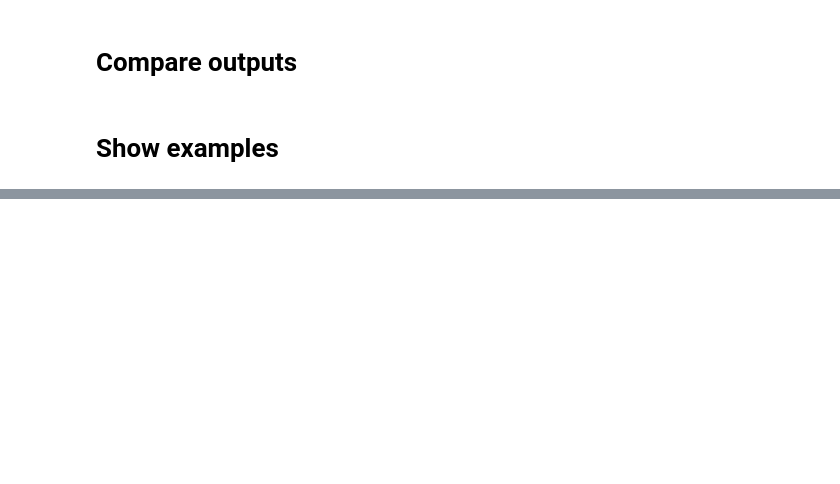
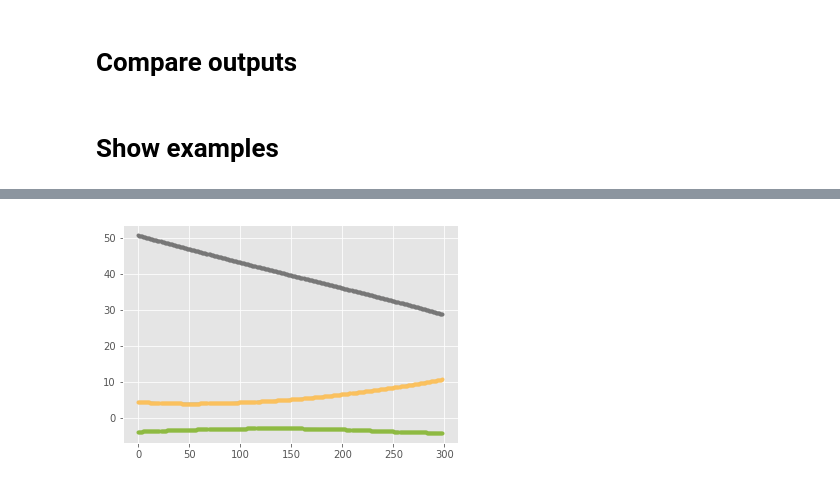
Before and after one commit to jdebecdelievre/PyFME, a Jupyter notebook: validation/PyFME vs Simulink - batch of cases-Copy1.ipynb, the cells around one changed output, grey strips where cells are left out. Saved outputs shown, nothing was run; the diff lists cells and outputs as text; code cells hidden in the pictures; blank space fills up the shorter version.

```diff
--- a/validation/PyFME vs Simulink - batch of cases-Copy1.ipynb
+++ b/validation/PyFME vs Simulink - batch of cases-Copy1.ipynb
@@ -273,0 +243,6 @@ plt.show()
+# %%
+plt.plot(vel_pred)
+plt.plot(velocity,'.')
+plt.show()
+# %% [output]
+[figure, added]
```
Also changed, not shown: parts of 46 cells of this notebook, 31 other files.
